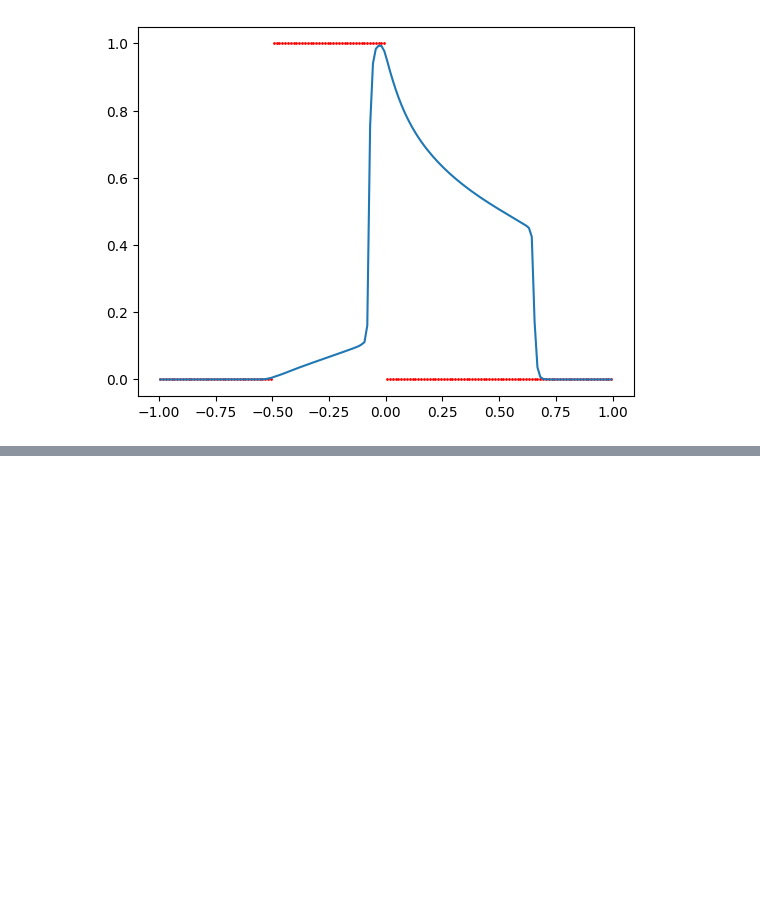
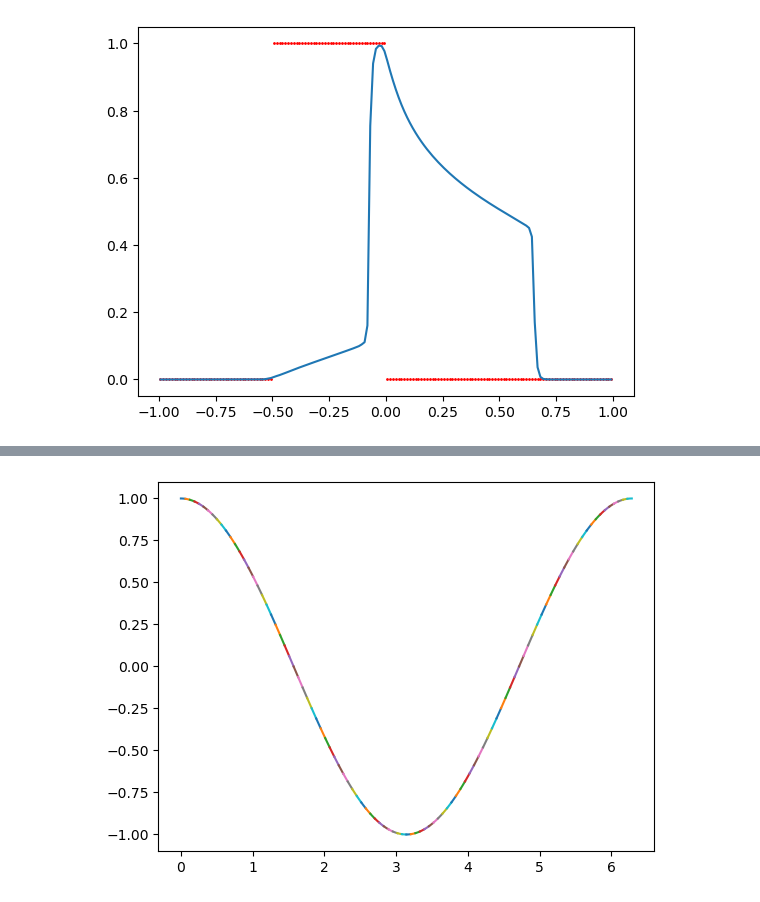
Before and after one commit to xiaoxiami-zyx/DG, a Jupyter notebook: 1D_FEM_DG.ipynb, the cells around one changed output, grey strips where cells are left out. Drawn from its saved outputs; the diff is of its cells as text; code cells hidden in the pictures; blank space fills up the shorter version.

```diff
--- a/1D_FEM_DG.ipynb
+++ b/1D_FEM_DG.ipynb
@@ -289,0 +305,14 @@ max(u_num[:,0])
+# %%
+# 定义阶数
+K = 5 # 求解点数
+# %%
+#Lobatto 多项式零点
+def Lobatto_zeros(K):
+    if K == 2:
+        return np.array([-1, 1])
+    elif K == 3:
+        return np.array([-1, 0, 1])
+    elif K == 4:
+        return np.array([-1, -1/np.sqrt(5), 1/np.sqrt(5), 1])
+    elif K == 5:
+        return np.array([-1, -np.sqrt(3/7), 0, np.sqrt(3/7), 1])
@@ -289,0 +402,6 @@ max(u_num[:,0])
+# %%
+u = np.zeros((Nx, K))
+# 初始化
+for i in range(Nx):
+    for j in range(K):
+        u[i,j] = u0(xc[i] + h1 * Lobatto_zeros(K)[j])
@@ -289,0 +410,10 @@ max(u_num[:,0])
+# %%
+du = np.zeros((Nx, K))
+for i in range(Nx):
+    for j in range(K):
+        du[i,j] = Lagrange_polynomial_local_derivative(j, u[i,:])
+# %%
+for i in range(Nx):
+    plt.plot(xc[i] + h1 * Lobatto_zeros(K), du[i,:])
+# %% [output]
+[figure, added]
```
Also changed, not shown: parts of 13 cells of this notebook, 1 other file.
